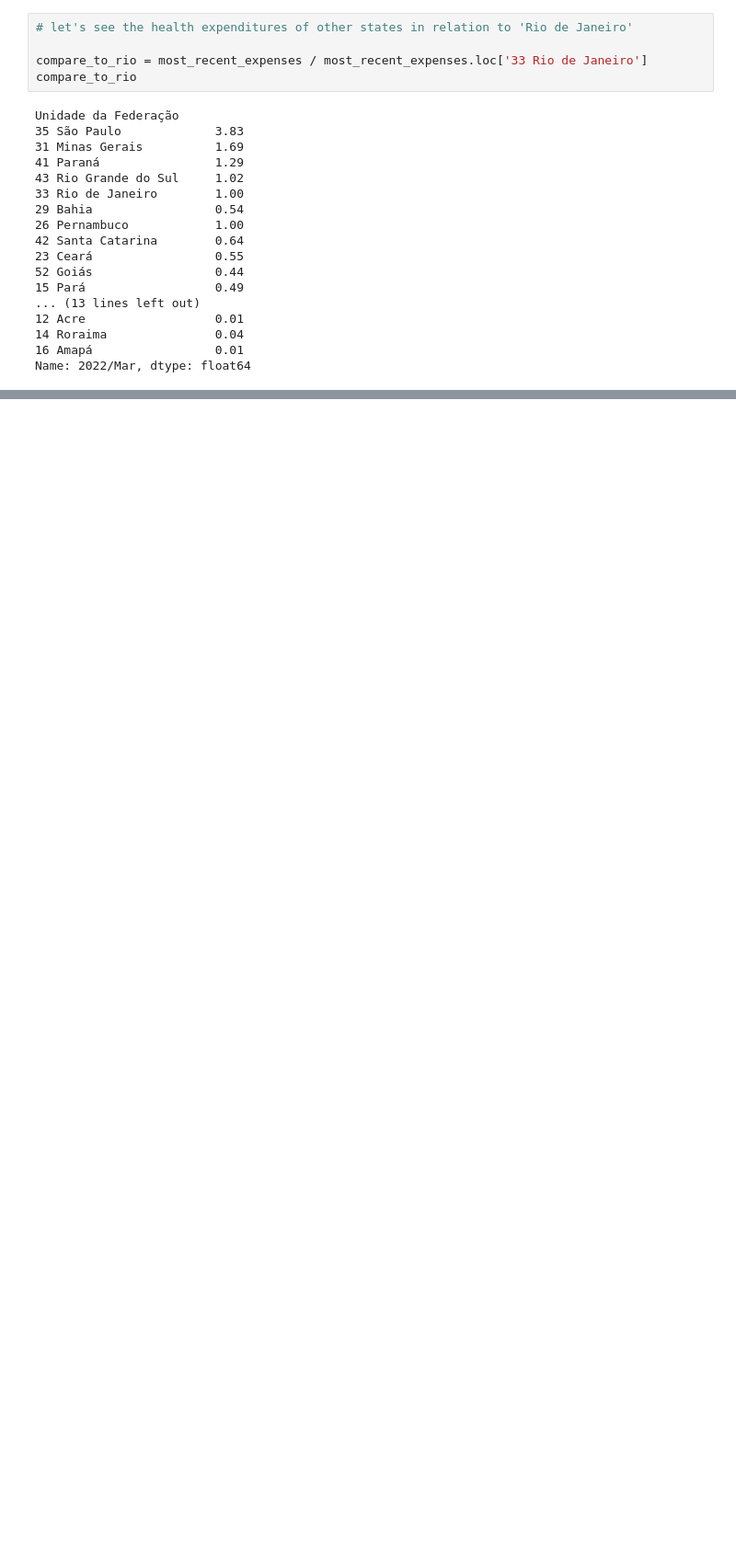
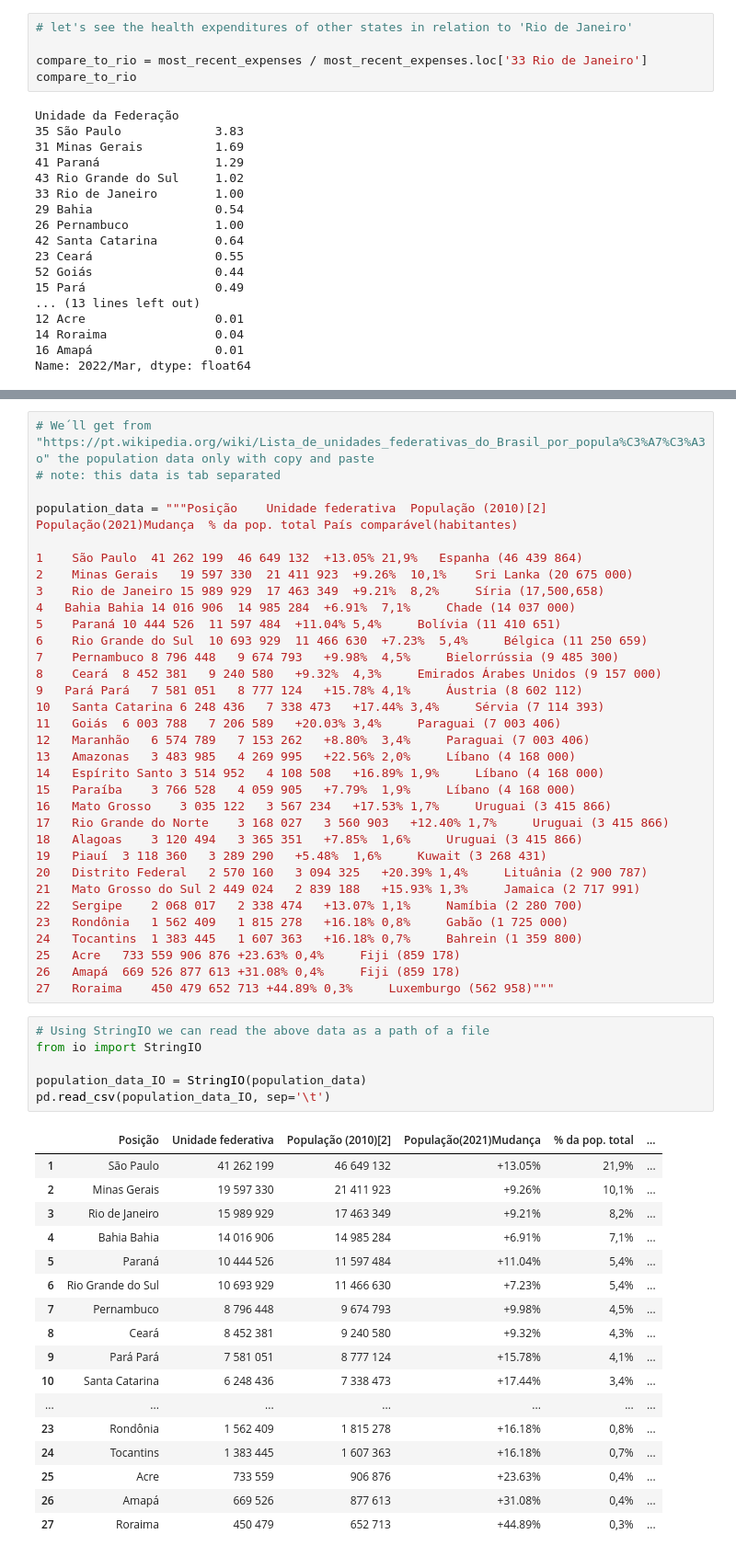
Before and after one commit to paulo-lins/EDA_datasus, a Jupyter notebook: EDA_tabnet.ipynb, the cells around one changed output, grey strips where cells are left out. Shown at 92% size. Drawn from its saved outputs; the diff is of its cells as text; blank space fills up the shorter version.

```diff
--- a/EDA_tabnet.ipynb
+++ b/EDA_tabnet.ipynb
@@ -680,0 +727,57 @@ compare_to_rio.plot(kind='bar');
+# %%
+# We´ll get from "https://pt.wikipedia.org/wiki/Lista_de_unidades_federativas_do_Brasil_por_popula%C3%A7%C3%A3o" the population data only with copy and paste
+# note: this data is tab separated
+
+population_data = """Posição	Unidade federativa	População (2010)[2]	População(2021)Mudança	% da pop. total	País comparável(habitantes)
+
+1	 São Paulo	41 262 199	46 649 132	+13.05%	21,9%	Espanha (46 439 864)
+2	 Minas Gerais	19 597 330	21 411 923	+9.26%	10,1%	 Sri Lanka (20 675 000)
+3	 Rio de Janeiro	15 989 929	17 463 349	+9.21%	8,2%	 Síria (17,500,658)
+4	Bahia Bahia	14 016 906	14 985 284	+6.91%	7,1%	 Chade (14 037 000)
+5	 Paraná	10 444 526	11 597 484	+11.04%	5,4%	 Bolívia (11 410 651)
+6	 Rio Grande do Sul	10 693 929	11 466 630	+7.23%	5,4%	 Bélgica (11 250 659)
+7	 Pernambuco	8 796 448	9 674 793	+9.98%	4,5%	 Bielorrússia (9 485 300)
+8	 Ceará	8 452 381	9 240 580	+9.32%	4,3%	 Emirados Árabes Unidos (9 157 000)
+9	Pará Pará	7 581 051	8 777 124	+15.78%	4,1%	 Áustria (8 602 112)
+10	 Santa Catarina	6 248 436	7 338 473	+17.44%	3,4%	 Sérvia (7 114 393)
+11	 Goiás	6 003 788	7 206 589	+20.03%	3,4%	 Paraguai (7 003 406)
+12	 Maranhão	6 574 789	7 153 262	+8.80%	3,4%	 Paraguai (7 003 406)
+13	 Amazonas	3 483 985	4 269 995	+22.56%	2,0%	 Líbano (4 168 000)
+14	 Espírito Santo	3 514 952	4 108 508	+16.89%	1,9%	 Líbano (4 168 000)
+15	 Paraíba	3 766 528	4 059 905	+7.79%	1,9%	 Líbano (4 168 000)
+16	 Mato Grosso	3 035 122	3 567 234	+17.53%	1,7%	 Uruguai (3 415 866)
+17	 Rio Grande do Norte	3 168 027	3 560 903	+12.40%	1,7%	 Uruguai (3 415 866)
+18	 Alagoas	3 120 494	3 365 351	+7.85%	1,6%	 Uruguai (3 415 866)
+19	 Piauí	3 118 360	3 289 290	+5.48%	1,6%	 Kuwait (3 268 431)
+20	 Distrito Federal	2 570 160	3 094 325	+20.39%	1,4%	 Lituânia (2 900 787)
+21	 Mato Grosso do Sul	2 449 024	2 839 188	+15.93%	1,3%	 Jamaica (2 717 991)
+22	 Sergipe	2 068 017	2 338 474	+13.07%	1,1%	 Namíbia (2 280 700)
+23	 Rondônia	1 562 409	1 815 278	+16.18%	0,8%	 Gabão (1 725 000)
+24	 Tocantins	1 383 445	1 607 363	+16.18%	0,7%	 Bahrein (1 359 800)
+25	 Acre	733 559	906 876	+23.63%	0,4%	 Fiji (859 178)
+26	 Amapá	669 526	877 613	+31.08%	0,4%	 Fiji (859 178)
+27	 Roraima	450 479	652 713	+44.89%	0,3%	 Luxemburgo (562 958)"""
+# %%
+# Using StringIO we can read the above data as a path of a file
+from io import StringIO
+
+population_data_IO = StringIO(population_data)
+pd.read_csv(population_data_IO, sep='\t')
+# %% [output]
+|  | Posição | Unidade federativa | População (2010)[2] | População(2021)Mudança | % da pop. total | ... |
+| 1 | São Paulo | 41 262 199 | 46 649 132 | +13.05% | 21,9% | ... |
+| 2 | Minas Gerais | 19 597 330 | 21 411 923 | +9.26% | 10,1% | ... |
+| 3 | Rio de Janeiro | 15 989 929 | 17 463 349 | +9.21% | 8,2% | ... |
+| 4 | Bahia Bahia | 14 016 906 | 14 985 284 | +6.91% | 7,1% | ... |
+| 5 | Paraná | 10 444 526 | 11 597 484 | +11.04% | 5,4% | ... |
+| 6 | Rio Grande do Sul | 10 693 929 | 11 466 630 | +7.23% | 5,4% | ... |
+| 7 | Pernambuco | 8 796 448 | 9 674 793 | +9.98% | 4,5% | ... |
+| 8 | Ceará | 8 452 381 | 9 240 580 | +9.32% | 4,3% | ... |
+| 9 | Pará Pará | 7 581 051 | 8 777 124 | +15.78% | 4,1% | ... |
+| 10 | Santa Catarina | 6 248 436 | 7 338 473 | +17.44% | 3,4% | ... |
+| ... | ... | ... | ... | ... | ... | ... |
+| 23 | Rondônia | 1 562 409 | 1 815 278 | +16.18% | 0,8% | ... |
+| 24 | Tocantins | 1 383 445 | 1 607 363 | +16.18% | 0,7% | ... |
+| 25 | Acre | 733 559 | 906 876 | +23.63% | 0,4% | ... |
+| 26 | Amapá | 669 526 | 877 613 | +31.08% | 0,4% | ... |
+| 27 | Roraima | 450 479 | 652 713 | +44.89% | 0,3% | ... |
```
Also changed, not shown: parts of 6 cells of this notebook.
